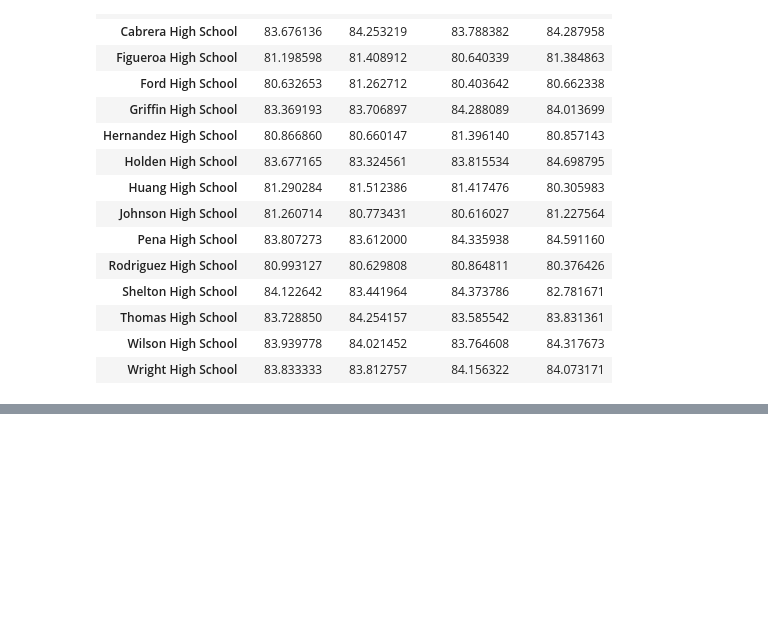
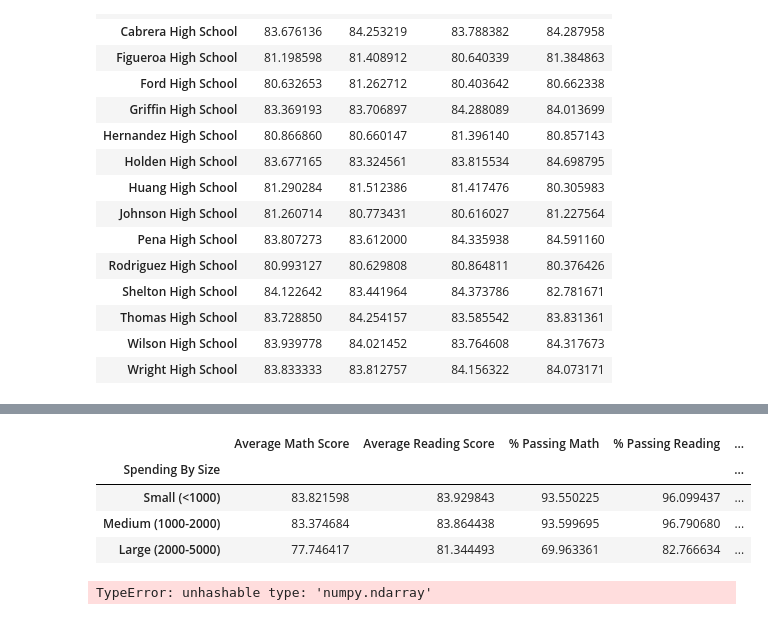
Before and after one commit to paozmoreno/pandas-challenge, a Jupyter notebook: PyCitySchools/PyCitySchools.ipynb, the cells around one changed output, grey strips where cells are left out. Saved outputs shown, nothing was run; the diff lists cells and outputs as text; code cells hidden in the pictures; blank space fills up the shorter version.

```diff
--- a/PyCitySchools/PyCitySchools.ipynb
+++ b/PyCitySchools/PyCitySchools.ipynb
@@ -299,0 +281,42 @@ TypeError: '<' not supported between instances of 'int' and 'str'
+# %%
+#Scores By School Size
+bins =[0,1000,2000,5000]
+group_labels = ["Small (<1000)", "Medium (1000-2000)", "Large (2000-5000)"]
+
+pd.cut(district_summary_df["Total Students"], bins, labels = group_labels)
+
+district_summary_df['Spending By Size']=pd.cut(district_summary_df['Total Students'], bins, labels=group_labels)
+
+scores_by_school_size = district_summary_df.groupby('Spending By Size')
+
+scores_by_school_size[["Average Math Score", "Average Reading Score", "% Passing Math", "% Passing Reading", "% Passing Overall"]].mean()
+# %% [output]
+|  | Average Math Score | Average Reading Score | % Passing Math | % Passing Reading | ... |
+| Spending By Size |  |  |  |  | ... |
+| Small (<1000) | 83.821598 | 83.929843 | 93.550225 | 96.099437 | ... |
+| Medium (1000-2000) | 83.374684 | 83.864438 | 93.599695 | 96.790680 | ... |
+| Large (2000-5000) | 77.746417 | 81.344493 | 69.963361 | 82.766634 | ... |
+# %%
+#Scores By School Type
+#school = district_summary_df.groupby("School Type")
+#school.head()
+#scores_by_school_df = school[["Average Math Score", "Average Reading Score", "% Passing Math", "% Passing Reading", "% Passing Overall"]].mean()
+#scores_by_school_df.head()
+
+math_type = district_summary_df.groupby("School Type")["Average Math Score"]
+reading_type = district_summary_df.groupby("School Type")["Average Reading Score"]
+math_passing_type = ((district_summary_df[district_summary_df["Average Math Score"] >= 70].groupby("School Type").count())/total_students)*100
+reading_passing_type = ((district_summary_df[district_summary_df["Average Reading"] >= 70].groupby("School Type").count())/total_students)*100
+overall_passing_type = ((district_summary_df[(district_summary_df["Average Math Score"] >= 70) & (district_summary_df["Average Reading Score"] >= 70)].groupby("School Type").count())/total_students)*100
+#print(overall_passing)
+
+district_summary_df = pd.DataFrame(
+    {
+    "Average Math Score": math_type,
+    "Average Reading Score": reading_type,
+    "% Passing Math": math_passing_type,
+    "% Passing Reading": reading_passing_type,
+    "% Passing Overall":overall_passing_type}
+)
+# %% [output]
+TypeError: unhashable type: 'numpy.ndarray'
```
Also changed, not shown: parts of 9 cells of this notebook.
